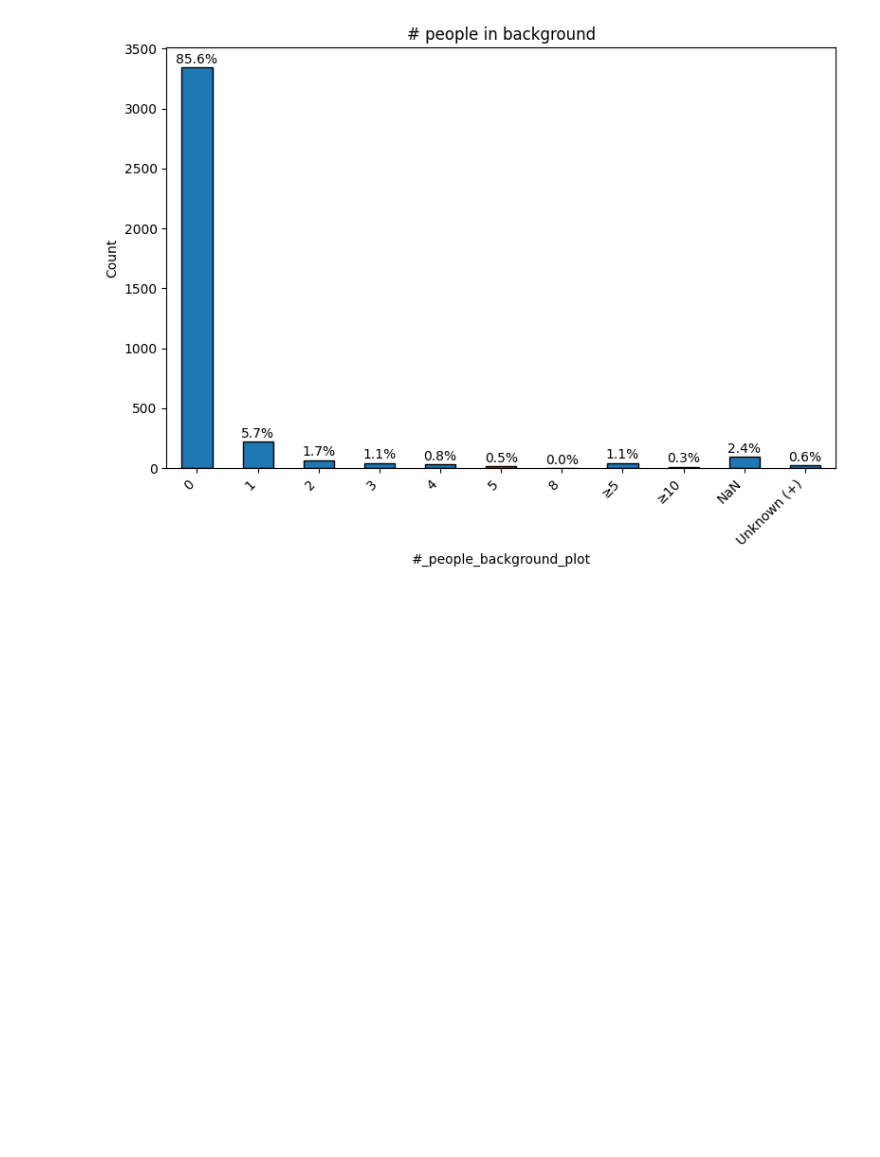
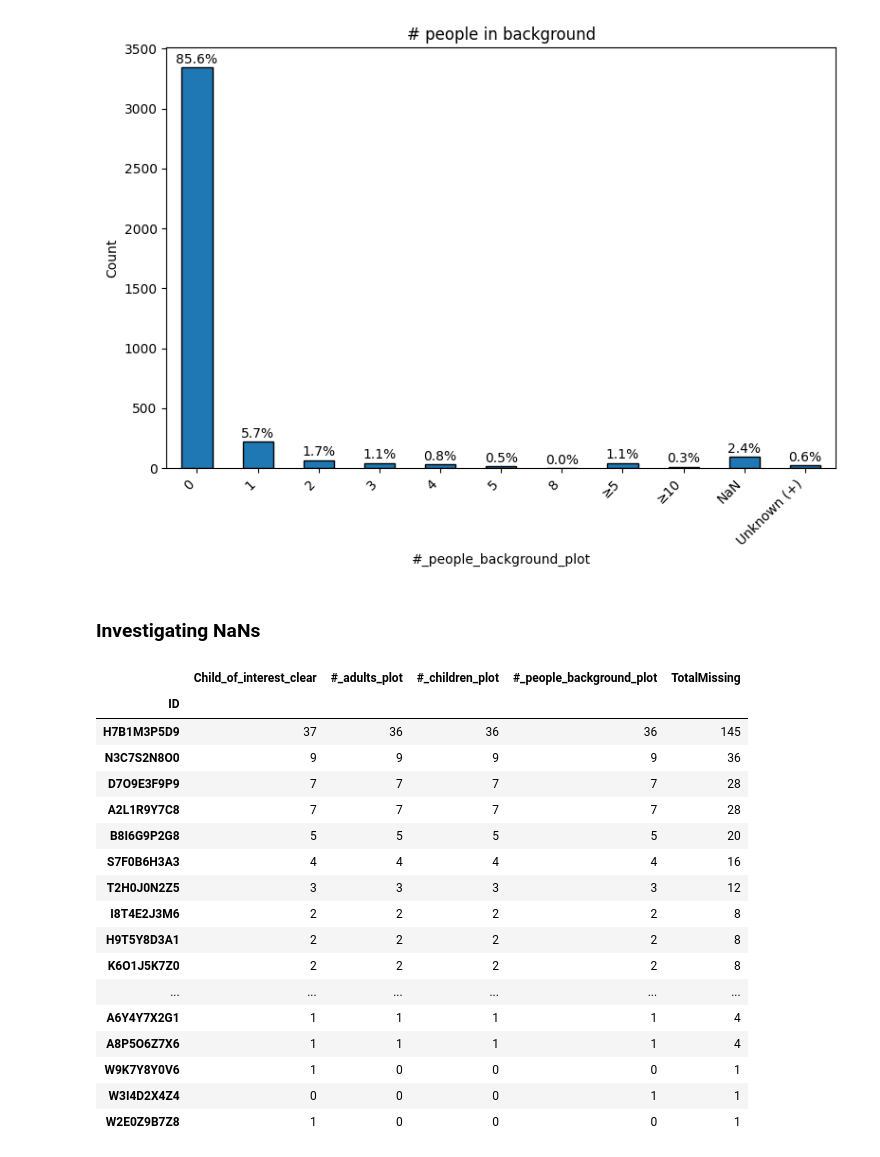
Before and after one commit to sensein/sailsprep, a Jupyter notebook: notebooks/annotation_analysis.ipynb, the cells around one changed output. Saved outputs shown, nothing was run; the diff lists cells and outputs as text; code cells hidden in the pictures; blank space fills up the shorter version.

```diff
--- a/notebooks/annotation_analysis.ipynb
+++ b/notebooks/annotation_analysis.ipynb
@@ -371,3 +371,5 @@ plot_bar_with_percent(df["#_children_plot"], title="# children")
 plot_bar_with_percent(df["#_people_background_plot"], title="# people in background")
 # %% [output]
 [figure]
+# %% [markdown]
+### Investigating NaNs
@@ -373,0 +378,25 @@ plot_bar_with_percent(df["#_people_background_plot"], title="# people in backgro
+# %%
+# count NaNs per attribute per ID
+nan_counts_id = df[of_interest].isna().groupby(df["ID"]).sum()
+nan_counts_id["TotalMissing"] = nan_counts_id.sum(axis=1)
+nan_counts_id = nan_counts_id.sort_values("TotalMissing", ascending=False)
+nan_counts_id.loc[nan_counts_id["TotalMissing"] > 0]
+# %% [output]
+|  | Child_of_interest_clear | #_adults_plot | #_children_plot | #_people_background_plot | TotalMissing |
+| ID |  |  |  |  |  |
+| H7B1M3P5D9 | 37 | 36 | 36 | 36 | 145 |
+| N3C7S2N8O0 | 9 | 9 | 9 | 9 | 36 |
+| D7O9E3F9P9 | 7 | 7 | 7 | 7 | 28 |
+| A2L1R9Y7C8 | 7 | 7 | 7 | 7 | 28 |
+| B8I6G9P2G8 | 5 | 5 | 5 | 5 | 20 |
+| S7F0B6H3A3 | 4 | 4 | 4 | 4 | 16 |
+| T2H0J0N2Z5 | 3 | 3 | 3 | 3 | 12 |
+| I8T4E2J3M6 | 2 | 2 | 2 | 2 | 8 |
+| H9T5Y8D3A1 | 2 | 2 | 2 | 2 | 8 |
+| K6O1J5K7Z0 | 2 | 2 | 2 | 2 | 8 |
+| ... | ... | ... | ... | ... | ... |
+| A6Y4Y7X2G1 | 1 | 1 | 1 | 1 | 4 |
+| A8P5O6Z7X6 | 1 | 1 | 1 | 1 | 4 |
+| W9K7Y8Y0V6 | 1 | 0 | 0 | 0 | 1 |
+| W3I4D2X4Z4 | 0 | 0 | 0 | 1 | 1 |
+| W2E0Z9B7Z8 | 1 | 0 | 0 | 0 | 1 |
```
Also changed, not shown: parts of 3 cells of this notebook.
